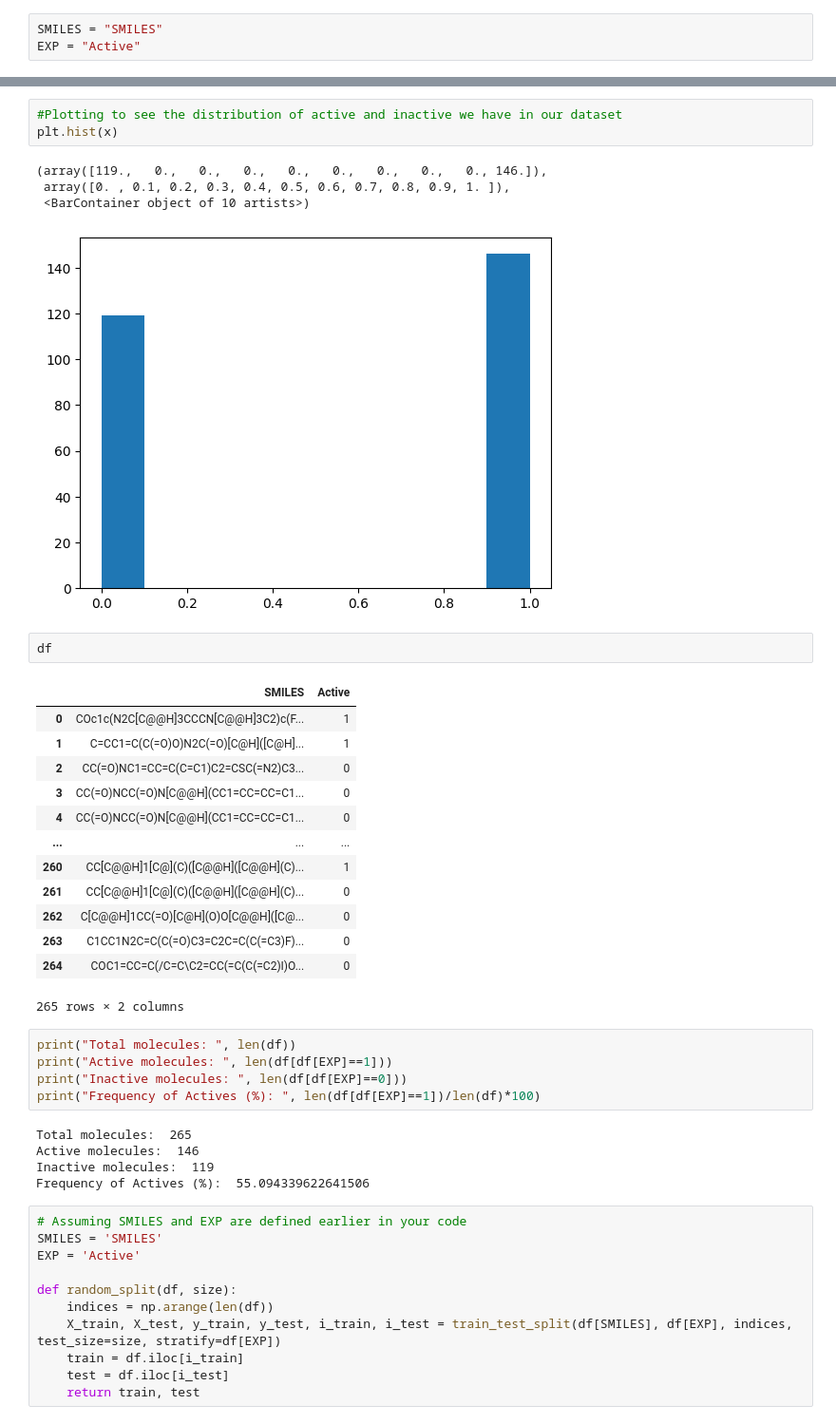
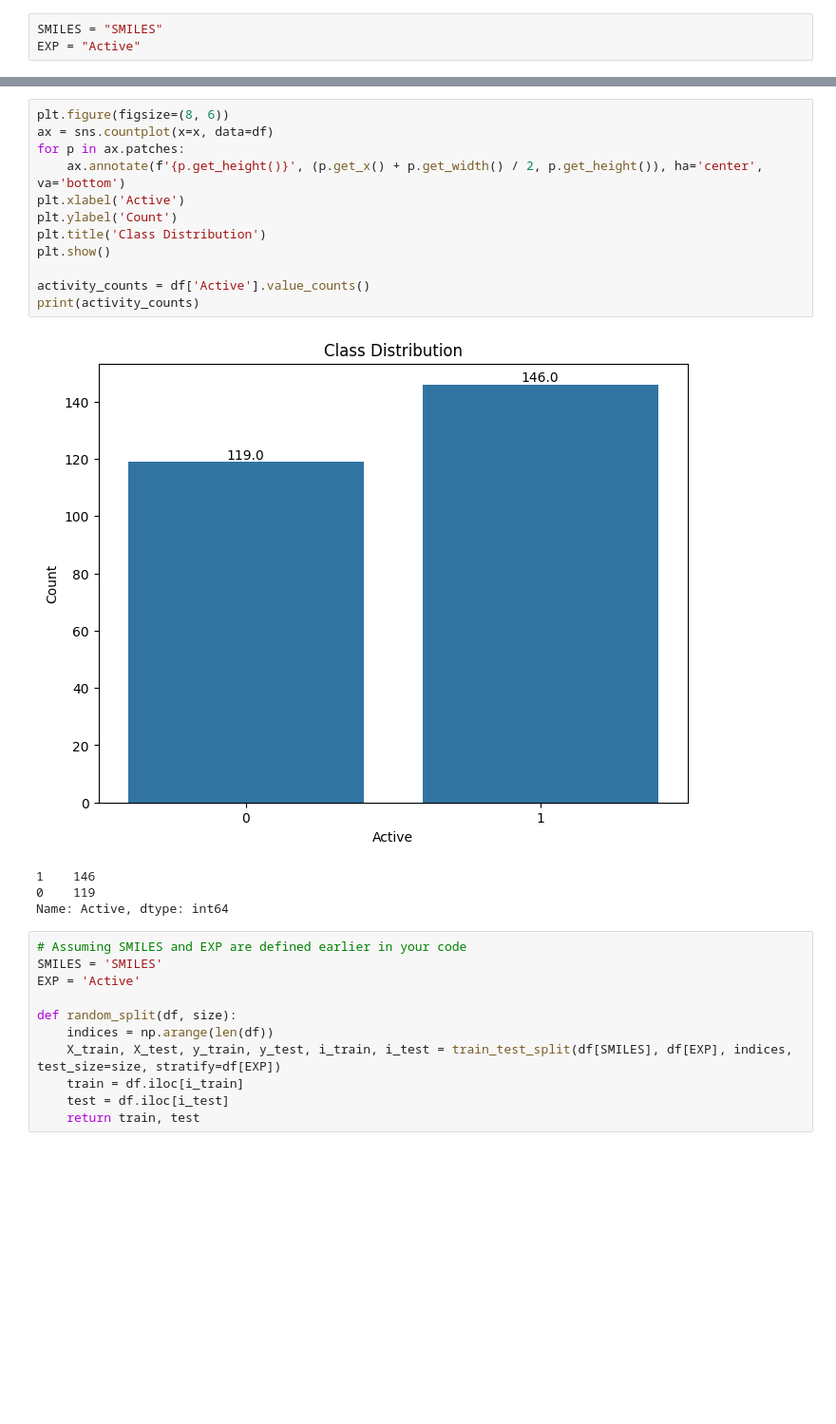
Before and after one commit to ersilia-os/eos5cl7, a Jupyter notebook: model/framework/code/01_Model_training.ipynb, the cells around one changed output, grey strips where cells are left out. Shown: that part at 95% size. Cells and saved outputs as stored; diff of their text form; blank space fills up the shorter version.

```diff
--- a/model/framework/code/01_Model_training.ipynb
+++ b/model/framework/code/01_Model_training.ipynb
@@ -77,37 +23,20 @@ Name: Active, Length: 265, dtype: int64
-# %%
-#Plotting to see the distribution of active and inactive we have in our dataset
-plt.hist(x)
-# %% [output]
-(array([119.,   0.,   0.,   0.,   0.,   0.,   0.,   0.,   0., 146.]),
- array([0. , 0.1, 0.2, 0.3, 0.4, 0.5, 0.6, 0.7, 0.8, 0.9, 1. ]),
- <BarContainer object of 10 artists>)
-[figure, removed]
-# %%
-df
-# %% [output]
-|  | SMILES | Active |
-| 0 | COc1c(N2C[C@@H]3CCCN[C@@H]3C2)c(F... | 1 |
-| 1 | C=CC1=C(C(=O)O)N2C(=O)[C@H]([C@H]... | 1 |
-| 2 | CC(=O)NC1=CC=C(C=C1)C2=CSC(=N2)C3... | 0 |
-| 3 | CC(=O)NCC(=O)N[C@@H](CC1=CC=CC=C1... | 0 |
-| 4 | CC(=O)NCC(=O)N[C@@H](CC1=CC=CC=C1... | 0 |
-| ... | ... | ... |
-| 260 | CC[C@@H]1[C@](C)([C@@H]([C@@H](C)... | 1 |
-| 261 | CC[C@@H]1[C@](C)([C@@H]([C@@H](C)... | 0 |
-| 262 | C[C@@H]1CC(=O)[C@H](O)O[C@@H]([C@... | 0 |
-| 263 | C1CC1N2C=C(C(=O)C3=C2C=C(C(=C3)F)... | 0 |
-| 264 | COC1=CC=C(/C=C\C2=CC(=C(C(=C2)I)O... | 0 |
-265 rows × 2 columns
-# %%
-print("Total molecules: ", len(df))
-print("Active molecules: ", len(df[df[EXP]==1]))
-print("Inactive molecules: ", len(df[df[EXP]==0]))
-print("Frequency of Actives (%): ", len(df[df[EXP]==1])/len(df)*100)
-# %% [output]
-Total molecules:  265
-Active molecules:  146
-Inactive molecules:  119
-Frequency of Actives (%):  55.094339622641506
+# %%
+plt.figure(figsize=(8, 6))
+ax = sns.countplot(x=x, data=df)
+for p in ax.patches:
+    ax.annotate(f'{p.get_height()}', (p.get_x() + p.get_width() / 2, p.get_height()), ha='center', va='bottom')
+plt.xlabel('Active')
+plt.ylabel('Count')
+plt.title('Class Distribution')
+plt.show()
+
+activity_counts = df['Active'].value_counts()
+print(activity_counts)
+# %% [output]
+[figure, added]
+1    146
+0    119
+Name: Active, dtype: int64
 # %%
 # Assuming SMILES and EXP are defined earlier in your code
 SMILES = 'SMILES'
```
Also changed, not shown: parts of 24 cells of this notebook, 5 other files.
